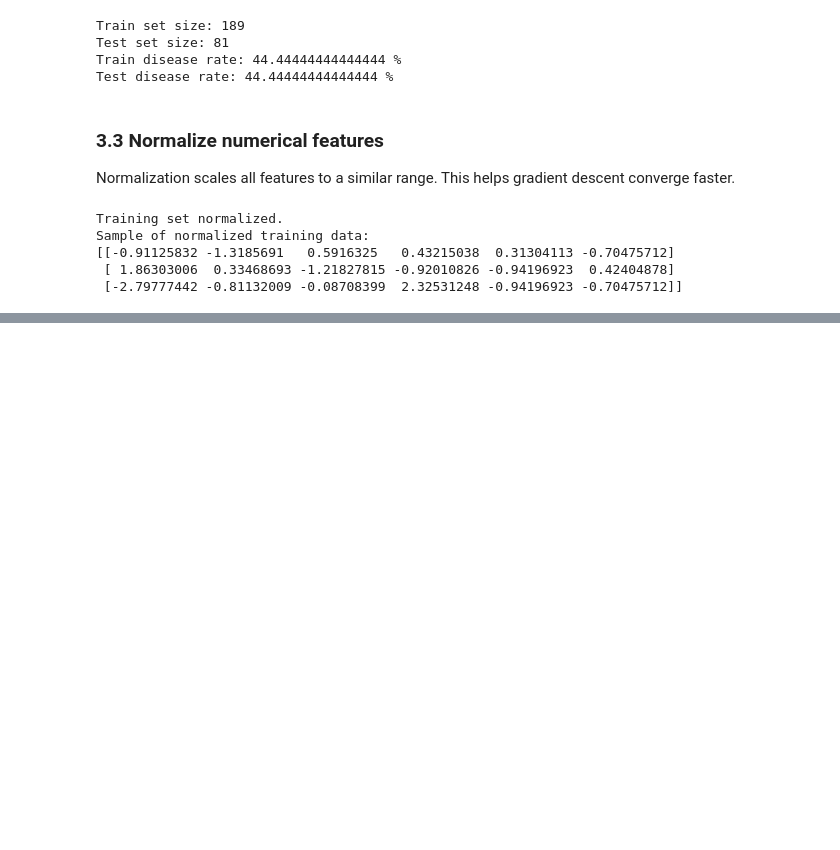
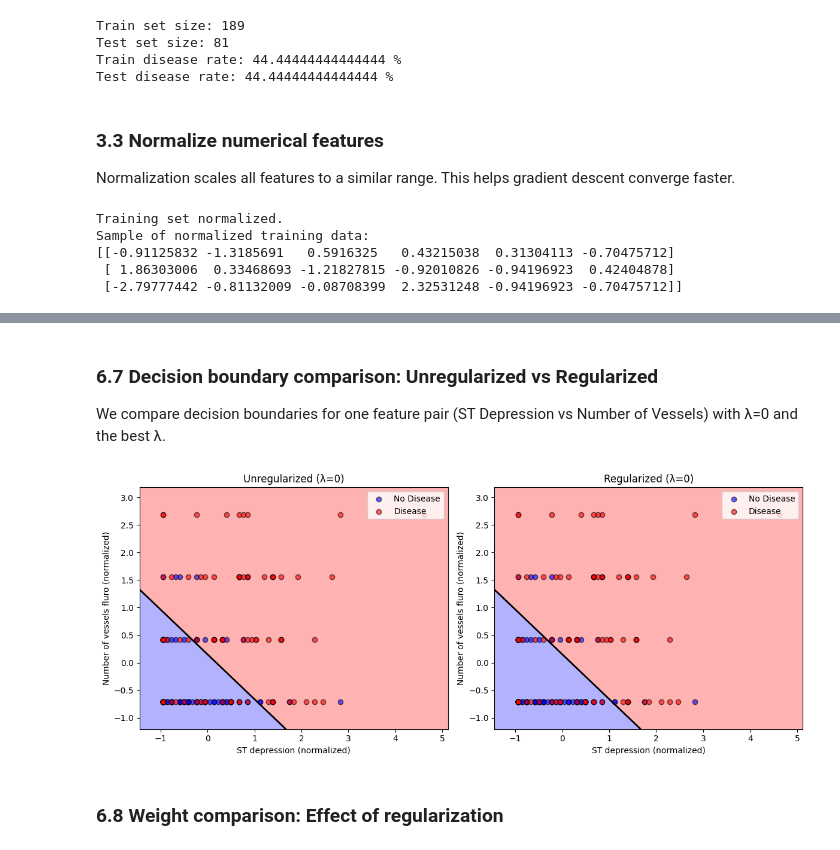
Before and after one commit to Juanseom/heart-disease-regression, a Jupyter notebook: heart_disease_risk_prediction.ipynb, the cells around one changed output, grey strips where cells are left out. Saved outputs shown, nothing was run; the diff lists cells and outputs as text; code cells hidden in the pictures; blank space fills up the shorter version.

```diff
--- a/heart_disease_risk_prediction.ipynb
+++ b/heart_disease_risk_prediction.ipynb
@@ -254,0 +707,13 @@ Sample of normalized training data:
+# %%
+best_idx = np.argmax([r['test_acc'] for r in results])
+best_result = results[best_idx]
+best_lambda = best_result['lambda']
+
+no_reg_result = results[0] # Compare with no regularization (lambda=0)
+
+
+print(f"Best λ = {best_lambda}")
+print(f"\nComparison with no regularization (λ=0):")
+print(f"  Test Accuracy: {no_reg_result['test_acc']:.2f}% → {best_result['test_acc']:.2f}%")
+print(f"  Test F1 Score: {no_reg_result['test_f1']:.2f}% → {best_result['test_f1']:.2f}%")
+print(f"  ||w|| norm:    {no_reg_result['w_norm']:.4f} → {best_result['w_norm']:.4f}")
@@ -254,0 +743,53 @@ Sample of normalized training data:
+# %% [markdown]
+### 6.7 Decision boundary comparison: Unregularized vs Regularized
+
+We compare decision boundaries for one feature pair (ST Depression vs Number of Vessels) with λ=0 and the best λ.
+# %%
+feat1, feat2 = 'ST depression', 'Number of vessels fluro'
+i1 = features.index(feat1)
+i2 = features.index(feat2)
+
+X_2d = X_train_norm[:, [i1, i2]]
+
+fig, axes = plt.subplots(1, 2, figsize=(12, 5))
+
+lambdas_to_compare = [0, best_lambda]
+titles = ['Unregularized (λ=0)', f'Regularized (λ={best_lambda})']
+
+for idx, lam in enumerate(lambdas_to_compare):
+    # Train 2D model
+    w_2d = np.zeros(2)
+    b_2d = 0
+    w_2d, b_2d, _ = gradient_descent_reg(X_2d, y_train, w_2d, b_2d,
+                                          alpha=0.1, iterations=1000, lambda_reg=lam)
+
+    # Create meshgrid
+    x_min, x_max = X_2d[:, 0].min() - 0.5, X_2d[:, 0].max() + 0.5
+    y_min, y_max = X_2d[:, 1].min() - 0.5, X_2d[:, 1].max() + 0.5
+    xx, yy = np.meshgrid(np.linspace(x_min, x_max, 100),
+                         np.linspace(y_min, y_max, 100))
+
+    grid_points = np.c_[xx.ravel(), yy.ravel()]
+    Z = sigmoid(np.dot(grid_points, w_2d) + b_2d)
+    Z = Z.reshape(xx.shape)
+
+    ax = axes[idx]
+    ax.contourf(xx, yy, Z, levels=[0, 0.5, 1], alpha=0.3, colors=['blue', 'red'])
+    ax.contour(xx, yy, Z, levels=[0.5], colors='black', linewidths=2)
+
+    ax.scatter(X_2d[y_train == 0, 0], X_2d[y_train == 0, 1],
+               c='blue', label='No Disease', alpha=0.6, edgecolors='k')
+    ax.scatter(X_2d[y_train == 1, 0], X_2d[y_train == 1, 1],
+               c='red', label='Disease', alpha=0.6, edgecolors='k')
+
+    ax.set_xlabel(feat1 + ' (normalized)')
+    ax.set_ylabel(feat2 + ' (normalized)')
+    ax.set_title(titles[idx])
+    ax.legend(loc='upper right')
+
+plt.tight_layout()
+plt.show()
+# %% [output]
+[figure, added]
+# %% [markdown]
+### 6.8 Weight comparison: Effect of regularization
```
Also changed, not shown: parts of 40 cells of this notebook.
